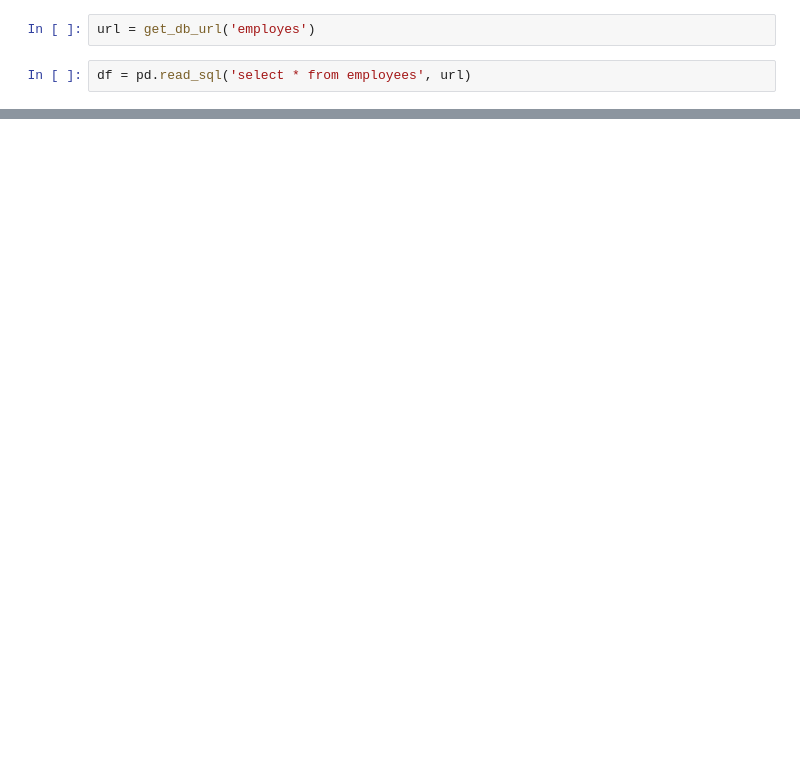
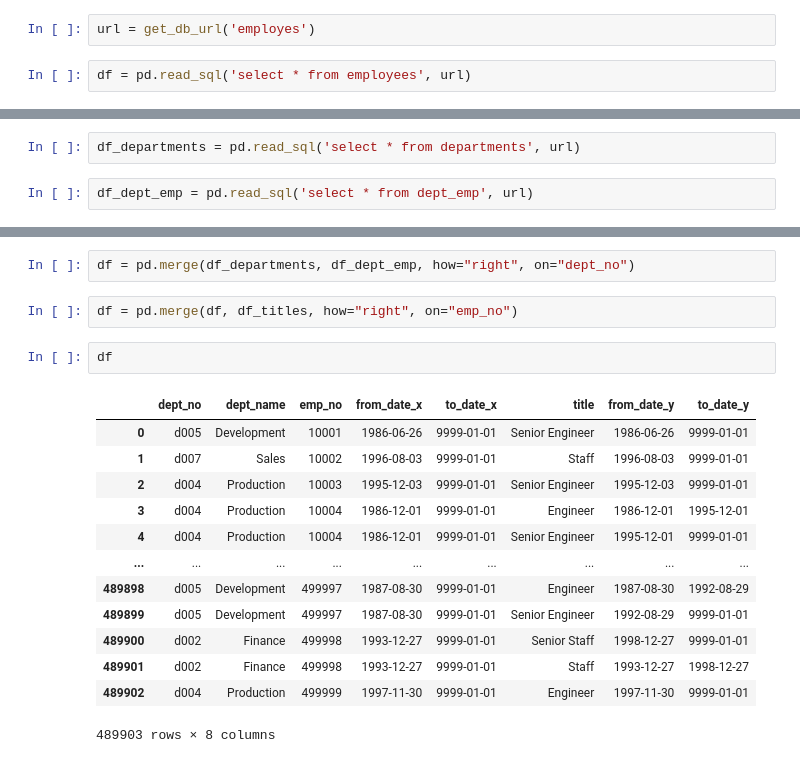
Before and after one commit to Jburch01/numpy-pandas-visualization-exercises, a Jupyter notebook: advanced_dataframes.ipynb, the cells around one changed output, grey strips where cells are left out. Cells and saved outputs as stored; diff of their text form; blank space fills up the shorter version.

```diff
--- a/advanced_dataframes.ipynb
+++ b/advanced_dataframes.ipynb
@@ -88,0 +428,4 @@ titles.sort_values("to_date").tail(1)
+# %%
+df_departments = pd.read_sql('select * from departments', url)
+# %%
+df_dept_emp = pd.read_sql('select * from dept_emp', url)
@@ -88,0 +477,20 @@ titles.sort_values("to_date").tail(1)
+# %%
+df = pd.merge(df_departments, df_dept_emp, how="right", on="dept_no")
+# %%
+df = pd.merge(df, df_titles, how="right", on="emp_no")
+# %%
+df
+# %% [output]
+|  | dept_no | dept_name | emp_no | from_date_x | to_date_x | title | from_date_y | to_date_y |
+| 0 | d005 | Development | 10001 | 1986-06-26 | 9999-01-01 | Senior Engineer | 1986-06-26 | 9999-01-01 |
+| 1 | d007 | Sales | 10002 | 1996-08-03 | 9999-01-01 | Staff | 1996-08-03 | 9999-01-01 |
+| 2 | d004 | Production | 10003 | 1995-12-03 | 9999-01-01 | Senior Engineer | 1995-12-03 | 9999-01-01 |
+| 3 | d004 | Production | 10004 | 1986-12-01 | 9999-01-01 | Engineer | 1986-12-01 | 1995-12-01 |
+| 4 | d004 | Production | 10004 | 1986-12-01 | 9999-01-01 | Senior Engineer | 1995-12-01 | 9999-01-01 |
+| ... | ... | ... | ... | ... | ... | ... | ... | ... |
+| 489898 | d005 | Development | 499997 | 1987-08-30 | 9999-01-01 | Engineer | 1987-08-30 | 1992-08-29 |
+| 489899 | d005 | Development | 499997 | 1987-08-30 | 9999-01-01 | Senior Engineer | 1992-08-29 | 9999-01-01 |
+| 489900 | d002 | Finance | 499998 | 1993-12-27 | 9999-01-01 | Senior Staff | 1998-12-27 | 9999-01-01 |
+| 489901 | d002 | Finance | 499998 | 1993-12-27 | 9999-01-01 | Staff | 1993-12-27 | 1998-12-27 |
+| 489902 | d004 | Production | 499999 | 1997-11-30 | 9999-01-01 | Engineer | 1997-11-30 | 9999-01-01 |
+489903 rows × 8 columns
```
Also changed, not shown: parts of 77 cells of this notebook.
